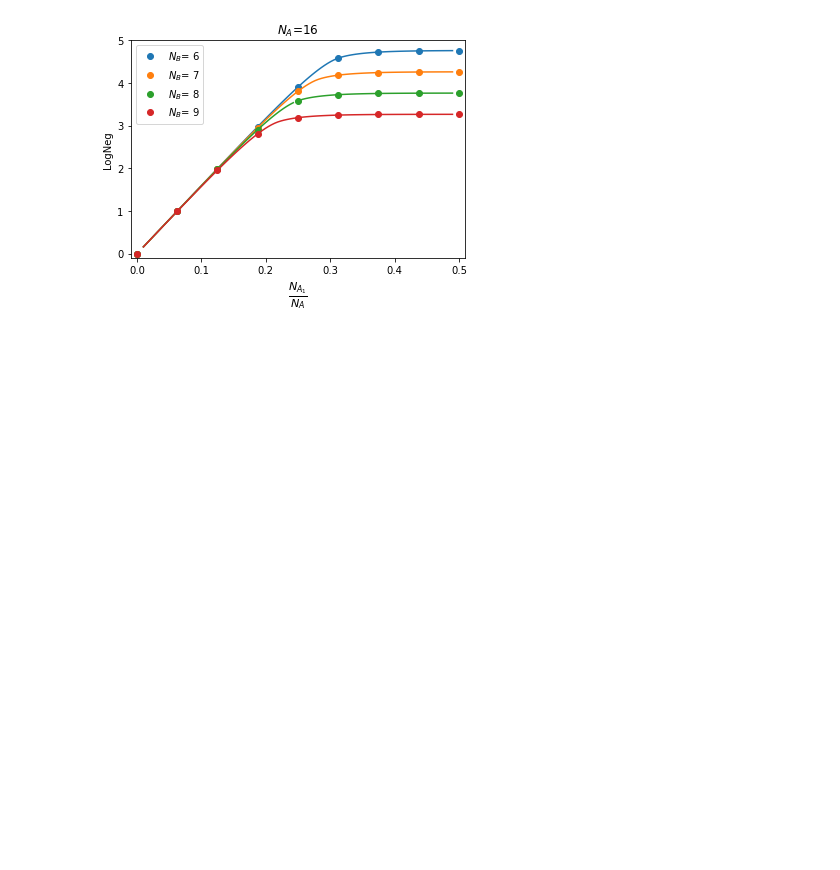
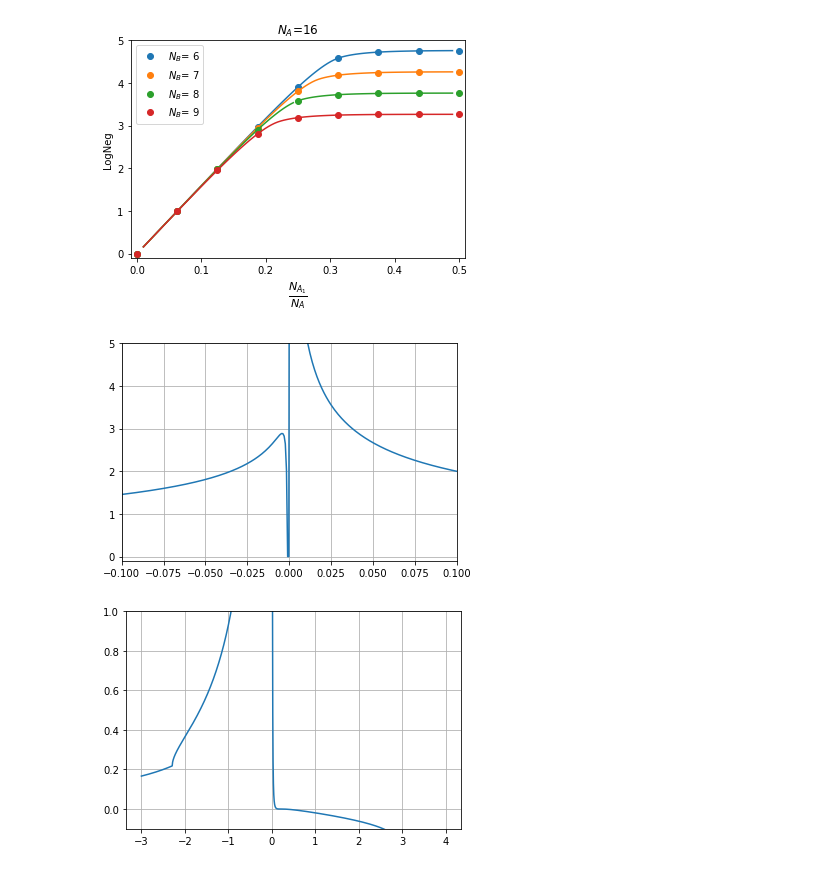
Before and after one commit to hassan-shap/RMT, a Jupyter notebook: EntTransition-new.ipynb, the cells around one changed output. Cells and saved outputs as stored; diff of their text form; code cells hidden in the pictures; blank space fills up the shorter version.

```diff
--- a/EntTransition-new.ipynb
+++ b/EntTransition-new.ipynb
@@ -258,3 +337,53 @@ plt.legend()
 plt.show()
 # %% [output]
 [figure]
+# %%
+# critical point
+
+def Gz(z,a,b):
+    '''Direct solution to G(z), faster but has numerical instability for large V
+    a=  Lb/L2
+    b=  Lb*L1/L2
+    '''
+    a2= (b-1)/z +1j*0
+    a1= (a-z)/z +1j*0
+    a0= 1/z +1j*0
+    Q= (3*a1-a2**2)/9 +1j*0
+    R= (9*a2*a1-27*a0-2*a2**3)/54 +1j*0
+    D= Q**3 + R**2 +1j*0
+    S= (R+D**0.5 +1j*0)**(1/3)
+    T= (R-D**0.5 +1j*0)**(1/3)
+    z4= -a2/3 + (1-1j*sqrt(3))*Q/S/2-(1+1j*sqrt(3))/2*S
+    return np.abs(np.imag(z4))
+
+b=1.0+1j*0
+a=0.2+1j*0
+def Gz_critical(z,a):
+    theta= pi/3
+    D = (4*(a-z)**3+ 27*z)/(4*27*z**3)
+    z4= np.exp(-1j*theta)*(a-z)/(3*z*(D**0.5-1/(2*z))**(1/3))- np.exp(1j*theta)*(D**0.5-1/(2*z))**(1/3)
+#     z4= (a-z)/(3*z*(-D**0.5+1/(2*z))**(1/3))- (-D**0.5+1/(2*z))**(1/3)
+#     return np.abs(np.imag(z4)), (4*(a-z)**3+ 27*z)/(4*27)
+    return np.abs(np.imag(z4)), D**0.5-1/(2*z)
+xplot=np.linspace(-3,4,10000)/1+1j*0
+
+dos, radicand = Gz_critical(xplot,a)
+
+plt.figure()
+# plt.plot(xplot,dos,'.')
+plt.plot(xplot,Gz(xplot,a,b))
+# plt.plot(xplot,radicand/xplot**3)
+# plt.plot(xplot,radicand)
+plt.grid()
+plt.ylim(-0.1,5)
+plt.xlim(-0.1,0.1)
+plt.show()
+
+plt.figure()
+plt.plot(xplot,(radicand))
+plt.ylim(-0.1,1)
+plt.grid()
+plt.show()
+# %% [output]
+[figure, added]
+[figure, added]
```
Also changed, not shown: parts of 8 cells of this notebook, 4 other files.
